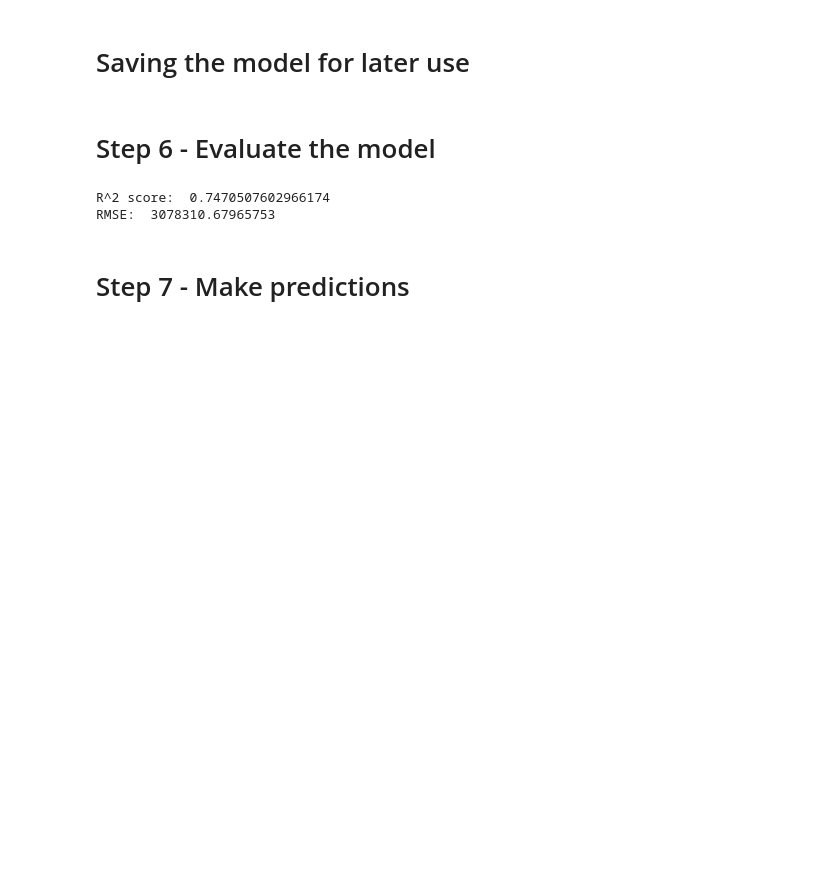
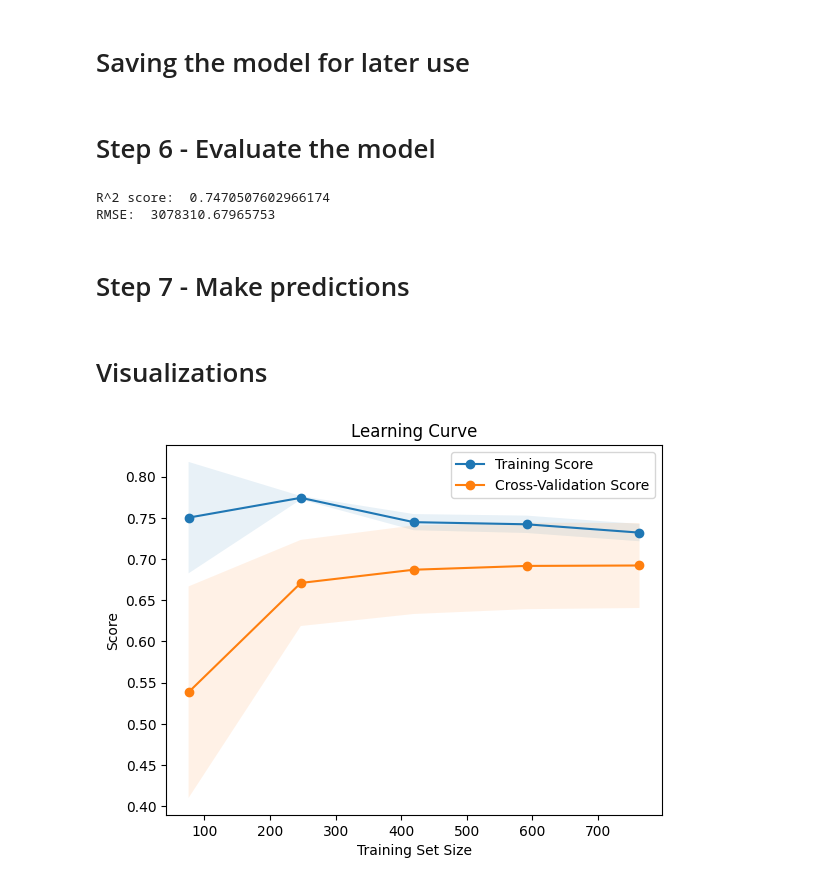
Before and after one commit to OwaisAD/PyHousr, a Jupyter notebook: LinearRegression.ipynb, the cells around one changed output. Drawn from its saved outputs; the diff is of its cells as text; code cells hidden in the pictures; blank space fills up the shorter version.

Commit message:
Visualizations learning curve

```diff
--- a/LinearRegression.ipynb
+++ b/LinearRegression.ipynb
@@ -73,3 +73,32 @@ R^2 score:  0.7470507602966174
 RMSE:  3078310.67965753
 # %% [markdown]
 # Step 7 - Make predictions
+# %% [markdown]
+# Visualizations
+# %%
+from sklearn.model_selection import learning_curve
+import numpy as np
+import matplotlib.pyplot as plt
+
+# Calculating the learning curve scores
+train_sizes, train_scores, val_scores = learning_curve(linear_model, X_train, y_train, cv=5)
+
+# Calculating the mean and standard deviation of the scores using numpy
+train_scores_mean = np.mean(train_scores, axis=1)
+train_scores_std = np.std(train_scores, axis=1)
+val_scores_mean = np.mean(val_scores, axis=1)
+val_scores_std = np.std(val_scores, axis=1)
+
+# Plotting the learning curve
+plt.figure()
+plt.plot(train_sizes, train_scores_mean, 'o-', label='Training Score')
+plt.plot(train_sizes, val_scores_mean, 'o-', label='Cross-Validation Score')
+plt.fill_between(train_sizes, train_scores_mean - train_scores_std, train_scores_mean + train_scores_std, alpha=0.1)
+plt.fill_between(train_sizes, val_scores_mean - val_scores_std, val_scores_mean + val_scores_std, alpha=0.1)
+plt.xlabel('Training Set Size')
+plt.ylabel('Score')
+plt.title('Learning Curve')
+plt.legend()
+plt.show()
+# %% [output]
+[figure, added]
```
Also changed, not shown: 1 other file.
